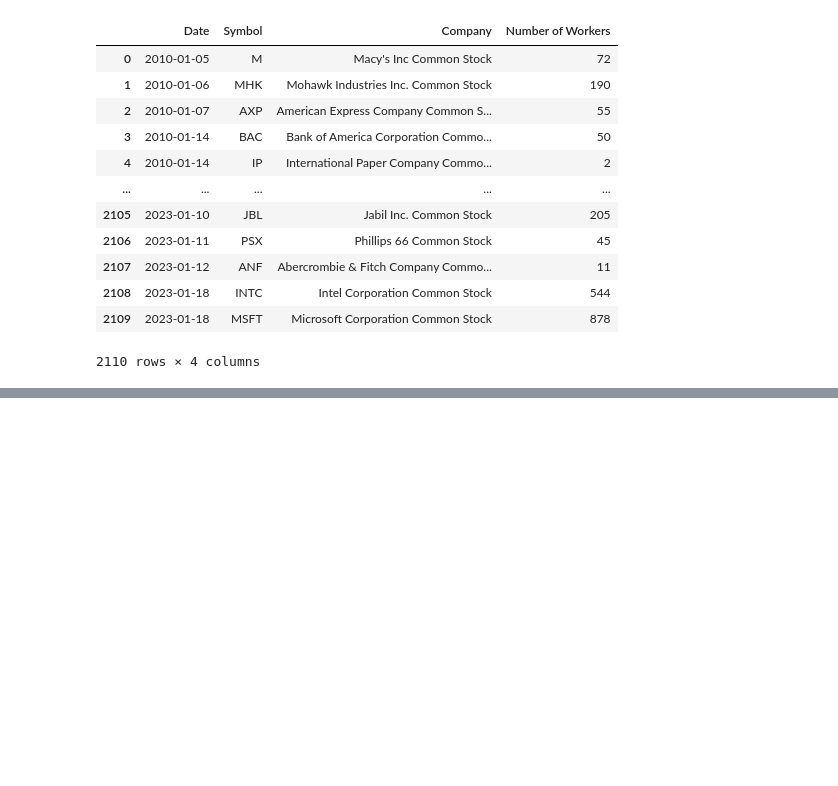
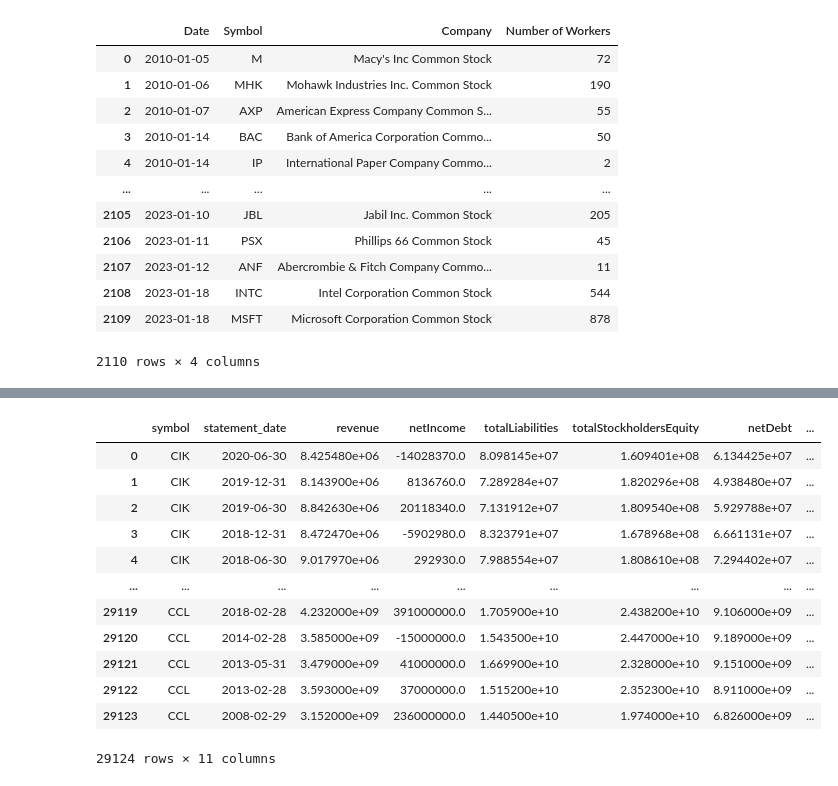
Before and after one commit to fatbuddy/layoffs-decoded, a Jupyter notebook: analysis/q2_train_data.ipynb, the cells around one changed output, grey strips where cells are left out. Drawn from its saved outputs; the diff is of its cells as text; code cells hidden in the pictures; blank space fills up the shorter version.

```diff
--- a/analysis/q2_train_data.ipynb
+++ b/analysis/q2_train_data.ipynb
@@ -102 +294,19 @@ fmp_df.head()
+# %%
+fmp_df = fmp_df.merge(industry_df[['stock_symbol', 'industry_compact']], left_on='symbol', right_on='stock_symbol', how='inner')
+fmp_df = fmp_df.drop(['stock_symbol'], axis=1)
+fmp_df
+# %% [output]
+|  | symbol | statement_date | revenue | netIncome | totalLiabilities | totalStockholdersEquity | netDebt | ... |
+| 0 | CIK | 2020-06-30 | 8.425480e+06 | -14028370.0 | 8.098145e+07 | 1.609401e+08 | 6.134425e+07 | ... |
+| 1 | CIK | 2019-12-31 | 8.143900e+06 | 8136760.0 | 7.289284e+07 | 1.820296e+08 | 4.938480e+07 | ... |
+| 2 | CIK | 2019-06-30 | 8.842630e+06 | 20118340.0 | 7.131912e+07 | 1.809540e+08 | 5.929788e+07 | ... |
+| 3 | CIK | 2018-12-31 | 8.472470e+06 | -5902980.0 | 8.323791e+07 | 1.678968e+08 | 6.661131e+07 | ... |
+| 4 | CIK | 2018-06-30 | 9.017970e+06 | 292930.0 | 7.988554e+07 | 1.808610e+08 | 7.294402e+07 | ... |
+| ... | ... | ... | ... | ... | ... | ... | ... | ... |
+| 29119 | CCL | 2018-02-28 | 4.232000e+09 | 391000000.0 | 1.705900e+10 | 2.438200e+10 | 9.106000e+09 | ... |
+| 29120 | CCL | 2014-02-28 | 3.585000e+09 | -15000000.0 | 1.543500e+10 | 2.447000e+10 | 9.189000e+09 | ... |
+| 29121 | CCL | 2013-05-31 | 3.479000e+09 | 41000000.0 | 1.669900e+10 | 2.328000e+10 | 9.151000e+09 | ... |
+| 29122 | CCL | 2013-02-28 | 3.593000e+09 | 37000000.0 | 1.515200e+10 | 2.352300e+10 | 8.911000e+09 | ... |
+| 29123 | CCL | 2008-02-29 | 3.152000e+09 | 236000000.0 | 1.440500e+10 | 1.974000e+10 | 6.826000e+09 | ... |
+29124 rows × 11 columns
 # %%
```
Also changed, not shown: parts of 44 cells of this notebook.
